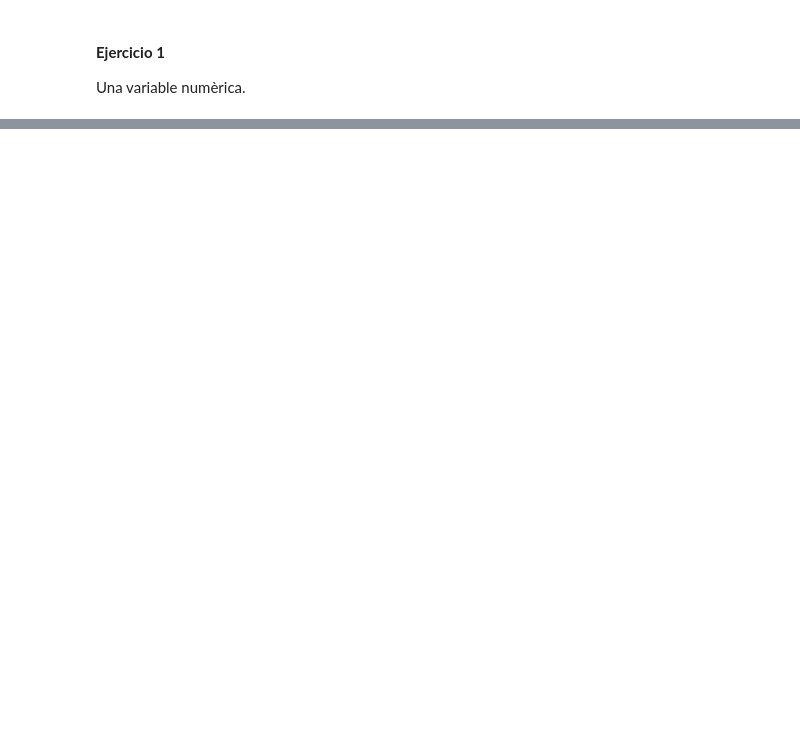
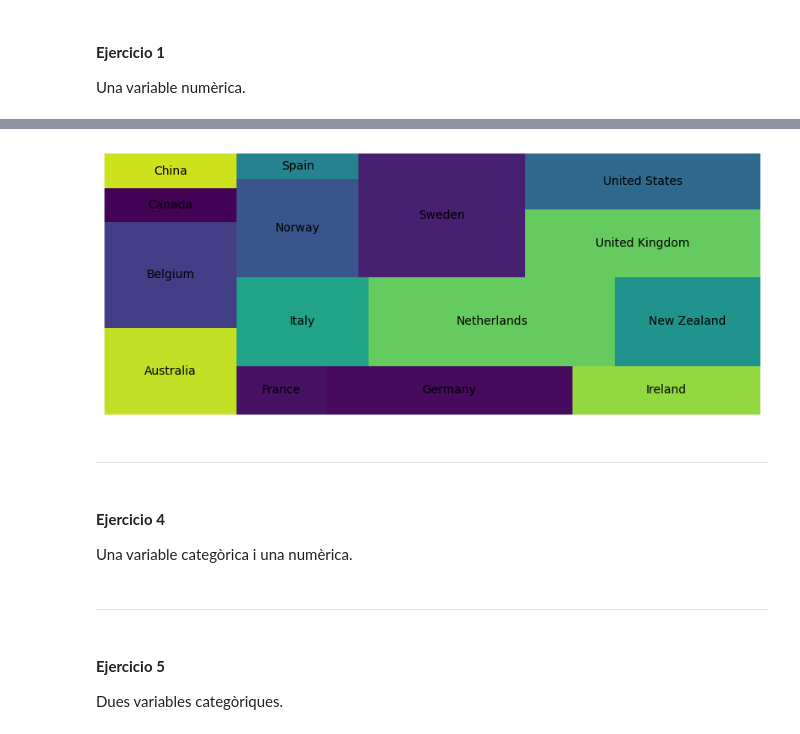
Before and after one commit to Muriburu/ITAcademy, a Jupyter notebook: Sprint 8 - Visualitzacions en Python Scripts en Power BI/Tarea S801.ipynb, the cells around one changed output, grey strips where cells are left out. Cells and saved outputs as stored; diff of their text form; code cells hidden in the pictures; blank space fills up the shorter version.

```diff
--- a/Sprint 8 - Visualitzacions en Python Scripts en Power BI/Tarea S801.ipynb
+++ b/Sprint 8 - Visualitzacions en Python Scripts en Power BI/Tarea S801.ipynb
@@ -52,0 +246,31 @@ cursor.execute(query_n1e1)
+# %%
+# Agrupo por país y sumo las ventas
+country_amounts = accepted_transactions.groupby(dict_transactions['companies']['country'])['amount'].sum().reset_index()
+
+# create a figure
+fig, ax = plt.subplots(figsize=(10,4))
+ax.set_axis_off()
+
+# add treemap
+squarify.plot(
+   sizes=country_amounts['amount'],
+   label=country_amounts['country'],
+   ax=ax
+)
+
+# display plot
+plt.show()
+# %% [output]
+[figure, added]
+# %% [markdown]
+---
+# %% [markdown]
+#### **Ejercicio 4**
+
+Una variable categòrica i una numèrica.
+# %% [markdown]
+---
+# %% [markdown]
+#### **Ejercicio 5**
+
+Dues variables categòriques.
```
Also changed, not shown: parts of 42 cells of this notebook, 20 other files.
